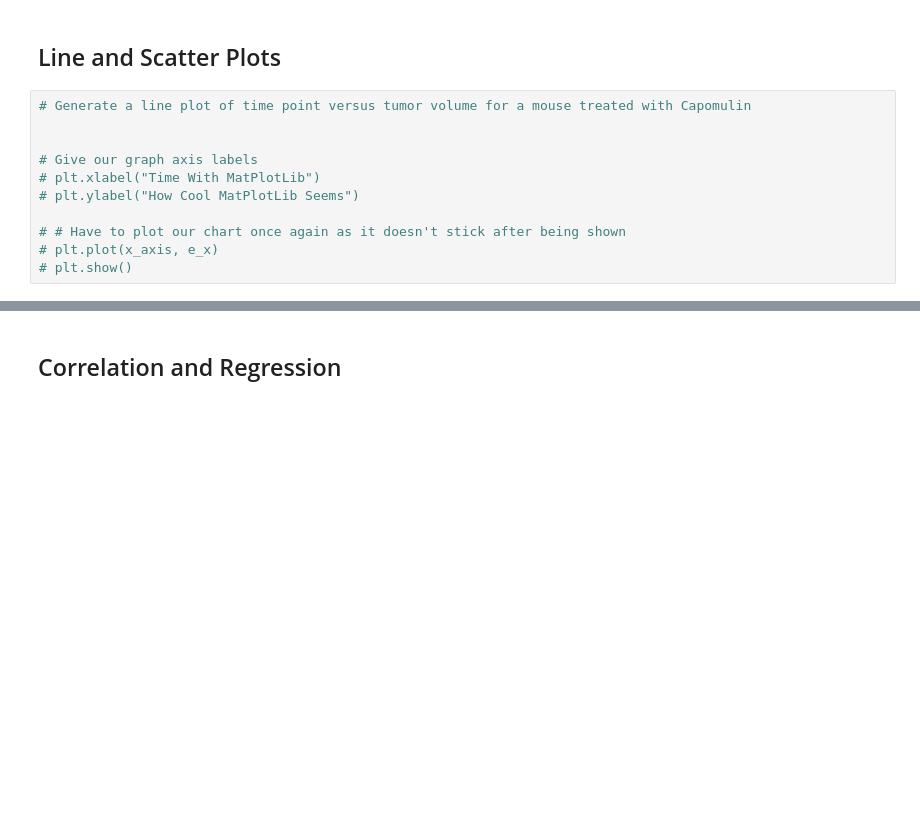
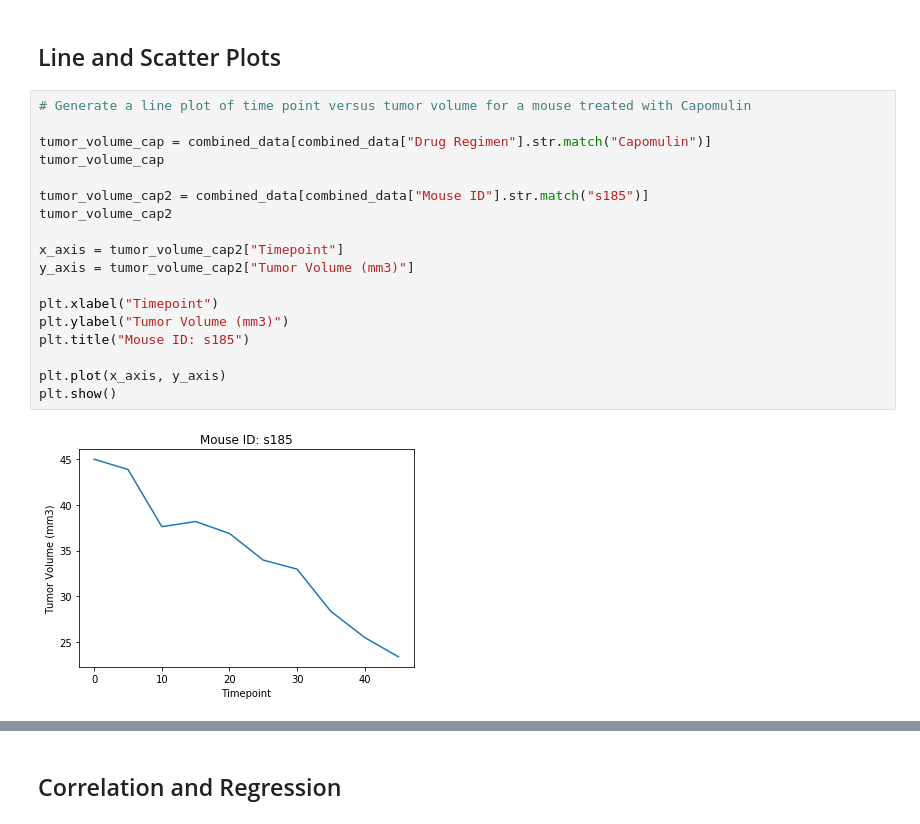
Before and after one commit to darrenlefort/Matplotlib_Challenge, a Jupyter notebook: Matplotlib_Challenge.ipynb, the cells around one changed output, grey strips where cells are left out. Cells and saved outputs as stored; diff of their text form; blank space fills up the shorter version.

```diff
--- a/Matplotlib_Challenge.ipynb
+++ b/Matplotlib_Challenge.ipynb
@@ -285,15 +269,24 @@ Values above 102.34858527374998 could be outliers.
 # %% [markdown]
 ## Line and Scatter Plots
-# %%
-# Generate a line plot of time point versus tumor volume for a mouse treated with Capomulin
-
-
-# Give our graph axis labels
-# plt.xlabel("Time With MatPlotLib")
-# plt.ylabel("How Cool MatPlotLib Seems")
-
-# # Have to plot our chart once again as it doesn't stick after being shown
-# plt.plot(x_axis, e_x)
-# plt.show()
+# %%
+# Generate a line plot of time point versus tumor volume for a mouse treated with Capomulin
+
+tumor_volume_cap = combined_data[combined_data["Drug Regimen"].str.match("Capomulin")]
+tumor_volume_cap
+
+tumor_volume_cap2 = combined_data[combined_data["Mouse ID"].str.match("s185")]
+tumor_volume_cap2
+
+x_axis = tumor_volume_cap2["Timepoint"]
+y_axis = tumor_volume_cap2["Tumor Volume (mm3)"]
+
+plt.xlabel("Timepoint")
+plt.ylabel("Tumor Volume (mm3)")
+plt.title("Mouse ID: s185")
+
+plt.plot(x_axis, y_axis)
+plt.show()
+# %% [output]
+[figure, added]
 # %%
 # Generate a scatter plot of mouse weight versus average tumor volume for the Capomulin regimen
```
Also changed, not shown: parts of 5 cells of this notebook.
